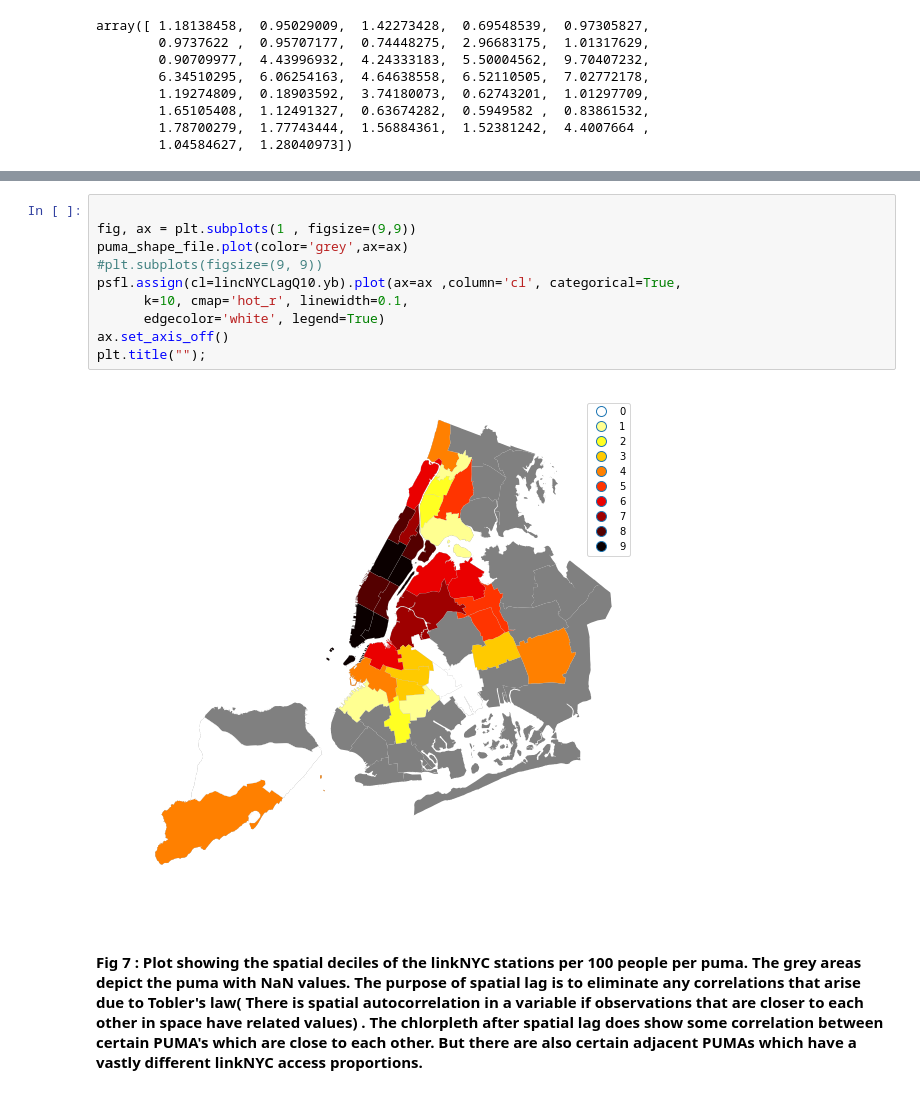
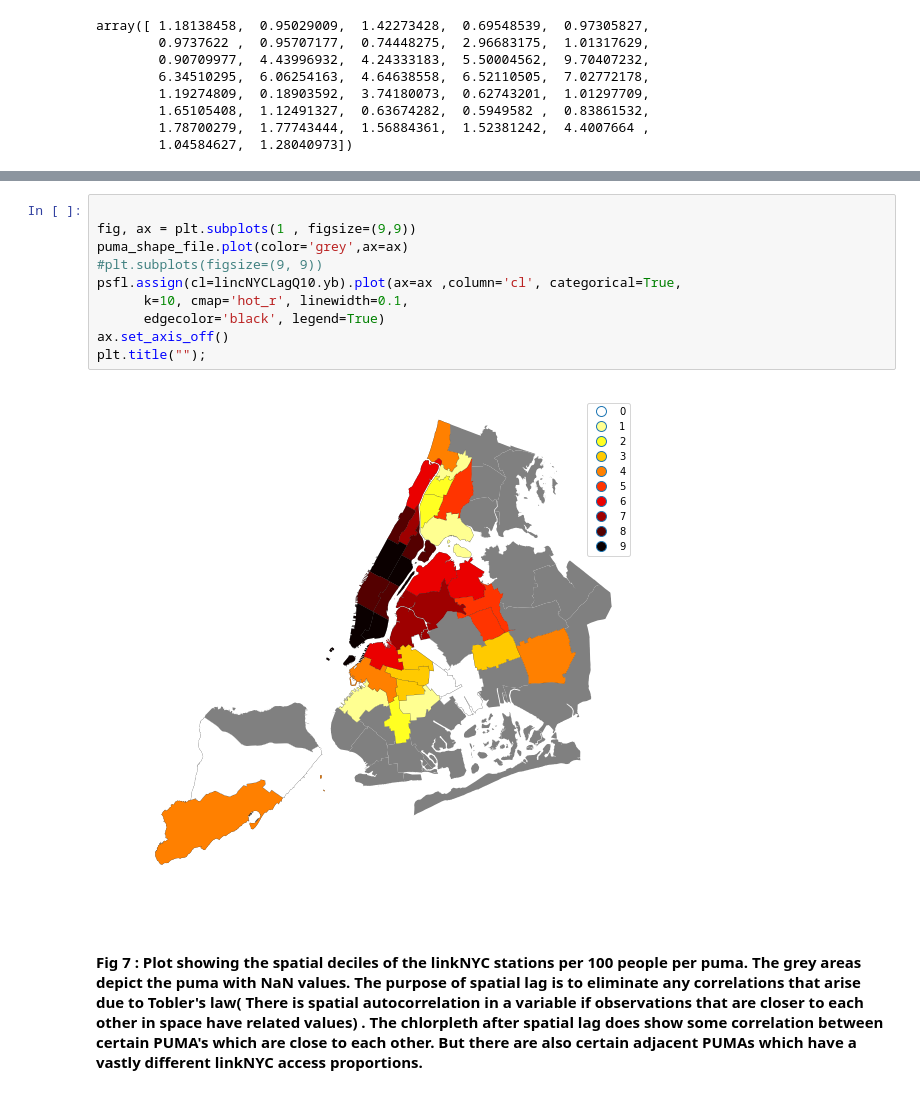
Before and after one commit to vvt221/PUI2018_vvt221, a Jupyter notebook: HW7_vvt221/Assignment1_vvt221.ipynb, the cells around one changed output, grey strips where cells are left out. Saved outputs shown, nothing was run; the diff lists cells and outputs as text.

Commit message:
adding HW 7 modified with good labels and plot visibility

```diff
--- a/HW7_vvt221/Assignment1_vvt221.ipynb
+++ b/HW7_vvt221/Assignment1_vvt221.ipynb
@@ -674,14 +674,14 @@ Lower          Upper            Count
 # %%
 
 fig, ax = plt.subplots(1 , figsize=(9,9))
 puma_shape_file.plot(color='grey',ax=ax)
 #plt.subplots(figsize=(9, 9))
 psfl.assign(cl=lincNYCLagQ10.yb).plot(ax=ax ,column='cl', categorical=True,
       k=10, cmap='hot_r', linewidth=0.1,
-      edgecolor='white', legend=True)
+      edgecolor='black', legend=True)
 ax.set_axis_off()
 plt.title("");
 # %% [output]
-[figure, old version]
+[figure, new version]
 # %% [markdown]
 #### Fig 7 : Plot showing the spatial deciles of the linkNYC stations per 100 people per puma. The grey areas depict the puma with NaN values. The purpose of spatial lag is to eliminate any correlations that arise due to Tobler's law( There is spatial autocorrelation in a variable if observations that are closer to each other in space have related values) . The chlorpleth after spatial lag does show some correlation between certain PUMA's which are close to each other. But there are also certain adjacent PUMAs which have a vastly different linkNYC access proportions.
```
Also changed, not shown: parts of 5 cells of this notebook.
